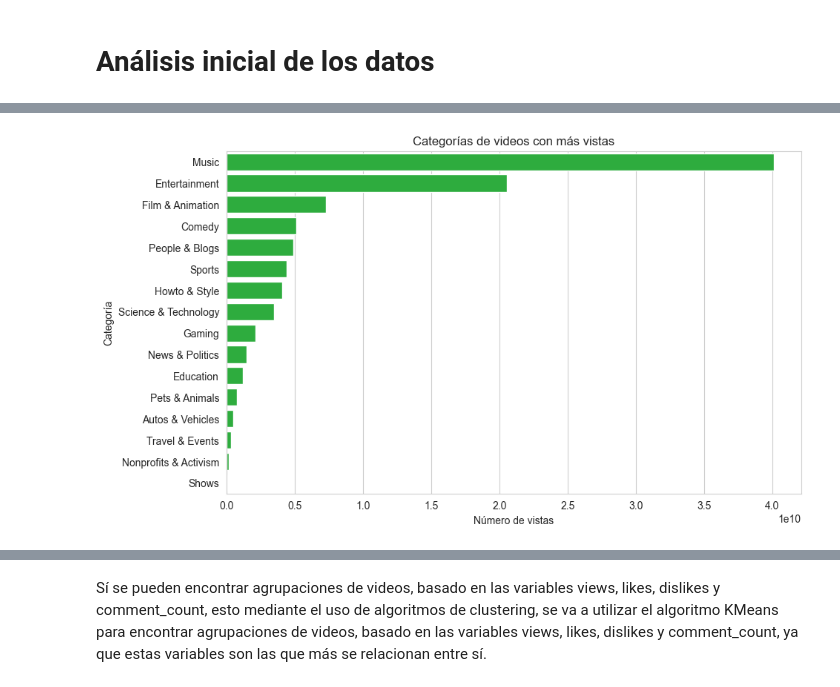
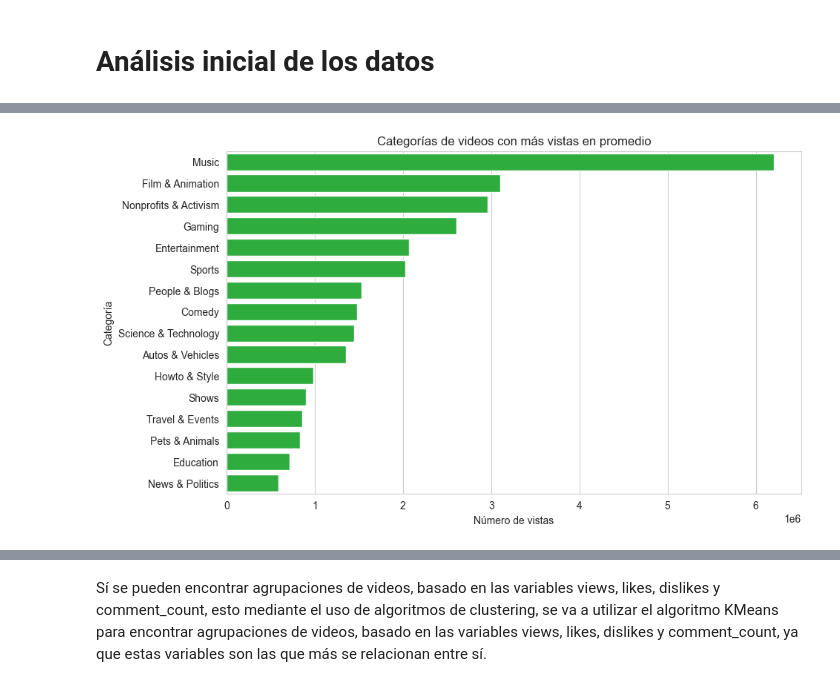
Before and after one commit to andres345gm/Skandia-prueba-tecnica, a Jupyter notebook: youtube_data_analysis.ipynb, the cells around one changed output, grey strips where cells are left out. Cells and saved outputs as stored; diff of their text form; code cells hidden in the pictures.

```diff
--- a/youtube_data_analysis.ipynb
+++ b/youtube_data_analysis.ipynb
@@ -247,5 +262,5 @@ us_videos_df_dummies.head()
 # %%
-category_views_df = us_videos_df.groupby('category_name')['views'].sum().sort_values(ascending=False)
+category_views_df = us_videos_df.groupby('category_name')['views'].mean().sort_values(ascending=False)
 category_views_df
 # %% [output]
 category_name
@@ -291,9 +284,9 @@ Name: likes, dtype: int64
 # %%
 plt.figure(figsize=(10, 6))
 sns.barplot(x=category_views_df, y=category_views_df.index, color="#19C12E")
-plt.title('Categorías de videos con más vistas')
+plt.title('Categorías de videos con más vistas en promedio')
 plt.xlabel('Número de vistas')
 plt.ylabel('Categoría')
 plt.show()
 # %% [output]
-[figure, old version]
+[figure, new version]
```
Also changed, not shown: parts of 47 cells of this notebook.
